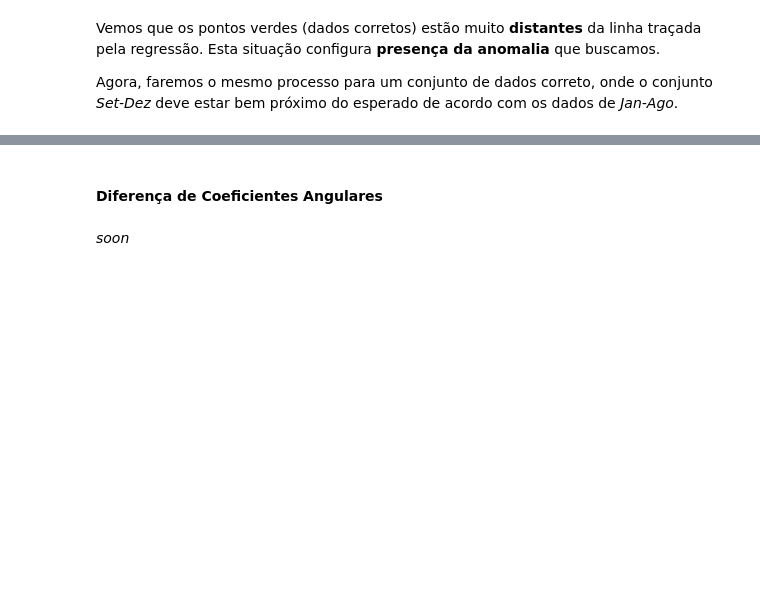
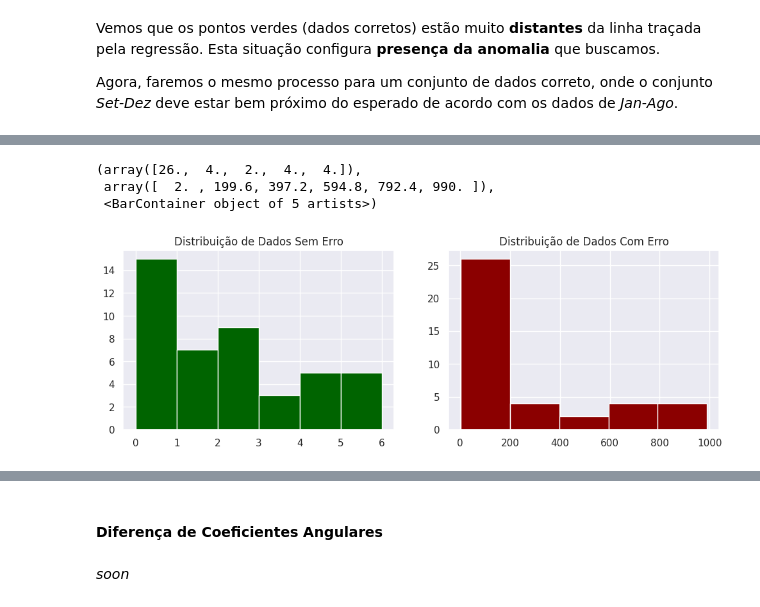
Before and after one commit to lucascorumba/study-projects, a Jupyter notebook: covid-hospital/analysis.ipynb, the cells around one changed output, grey strips where cells are left out. Drawn from its saved outputs; the diff is of its cells as text; code cells hidden in the pictures; blank space fills up the shorter version.

```diff
--- a/covid-hospital/analysis.ipynb
+++ b/covid-hospital/analysis.ipynb
@@ -1718,0 +1724,16 @@ Podemos calcular um intervalo de confiança ou estabelecer algum limite para val
+# %%
+# registros com erro Jan-Dez
+err_full = pd.Series(err_jan_ago + err_set_dez)
+# regitros normais Jan-Dez
+norm_full = pd.Series(norm_jan_ago + norm_set_dez)
+# gráficos
+fig = plt.figure(figsize=(12,8))
+ax1 = fig.add_subplot(2,2,1, title='Distribuição de Dados Sem Erro')
+plt.hist(norm_full, bins=(len(norm_full.unique())-1), color='darkgreen')
+ax2 = fig.add_subplot(2,2,2, title='Distribuição de Dados Com Erro')
+plt.hist(err_full, bins=int(len(err_full.unique())/4), color='darkred')
+# %% [output]
+(array([26.,  4.,  2.,  4.,  4.]),
+ array([  2. , 199.6, 397.2, 594.8, 792.4, 990. ]),
+ <BarContainer object of 5 artists>)
+[figure, added]
```
Also changed, not shown: parts of 11 cells of this notebook.
